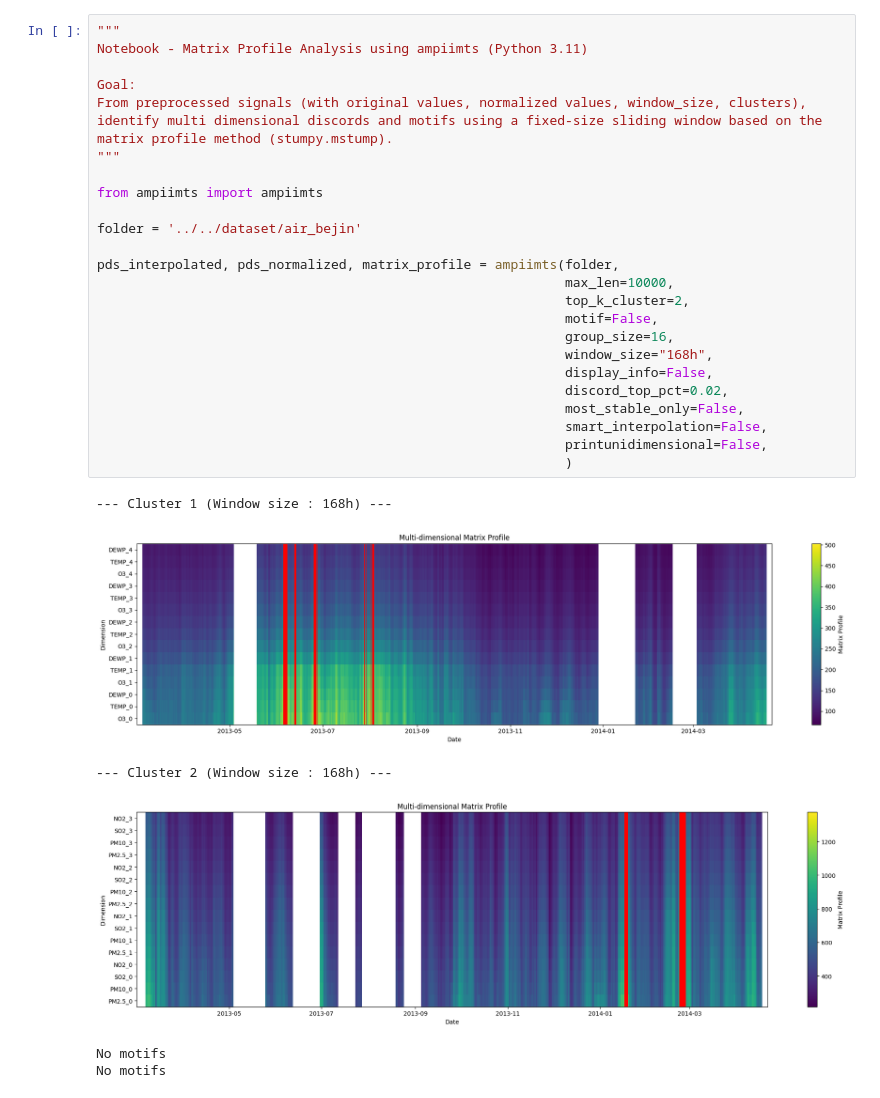
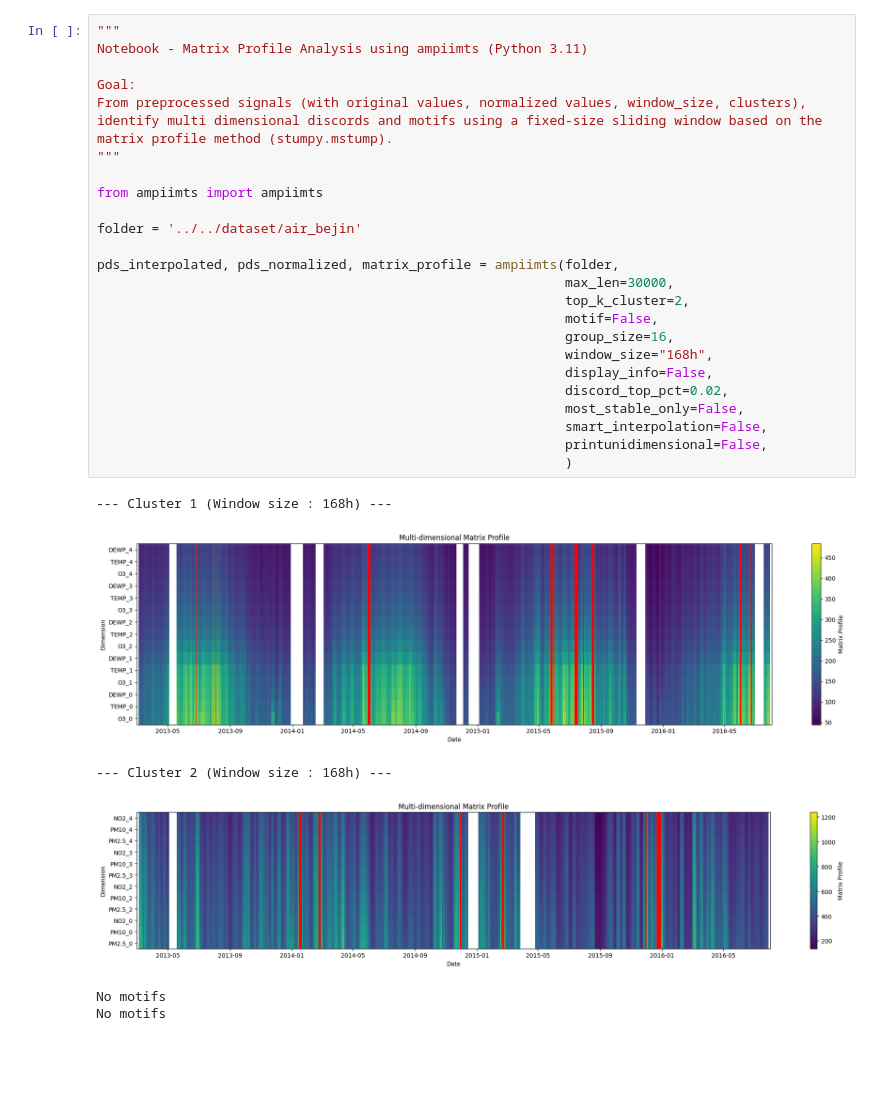
Before and after one commit to Guillaumernd/ampiimts, a Jupyter notebook: notebooks/Matrix_Profile/Matrix_profile-multidimensionnal.ipynb, the cells around one changed output. Cells and saved outputs as stored; diff of their text form; blank space fills up the shorter version.

```diff
--- a/notebooks/Matrix_Profile/Matrix_profile-multidimensionnal.ipynb
+++ b/notebooks/Matrix_Profile/Matrix_profile-multidimensionnal.ipynb
@@ -1,33 +1,33 @@
 # %%
 """
 Notebook - Matrix Profile Analysis using ampiimts (Python 3.11)
 
 Goal:
 From preprocessed signals (with original values, normalized values, window_size, clusters),
 identify multi dimensional discords and motifs using a fixed-size sliding window based on the matrix profile method (stumpy.mstump).
 """
 
 from ampiimts import ampiimts
 
 folder = '../../dataset/air_bejin'
 
 pds_interpolated, pds_normalized, matrix_profile = ampiimts(folder,
-                                                            max_len=10000,
+                                                            max_len=30000,
                                                             top_k_cluster=2,
                                                             motif=False,
                                                             group_size=16,
                                                             window_size="168h",
                                                             display_info=False,
                                                             discord_top_pct=0.02,
                                                             most_stable_only=False,
                                                             smart_interpolation=False,
                                                             printunidimensional=False,
                                                             )
 # %% [output]
 --- Cluster 1 (Window size : 168h) ---
-[figure, old version]
+[figure, new version]
 --- Cluster 2 (Window size : 168h) ---
-[figure, old version]
+[figure, new version]
 No motifs
 No motifs
 # %%
```
Also changed, not shown: parts of 5 cells of this notebook, 2 other files.
